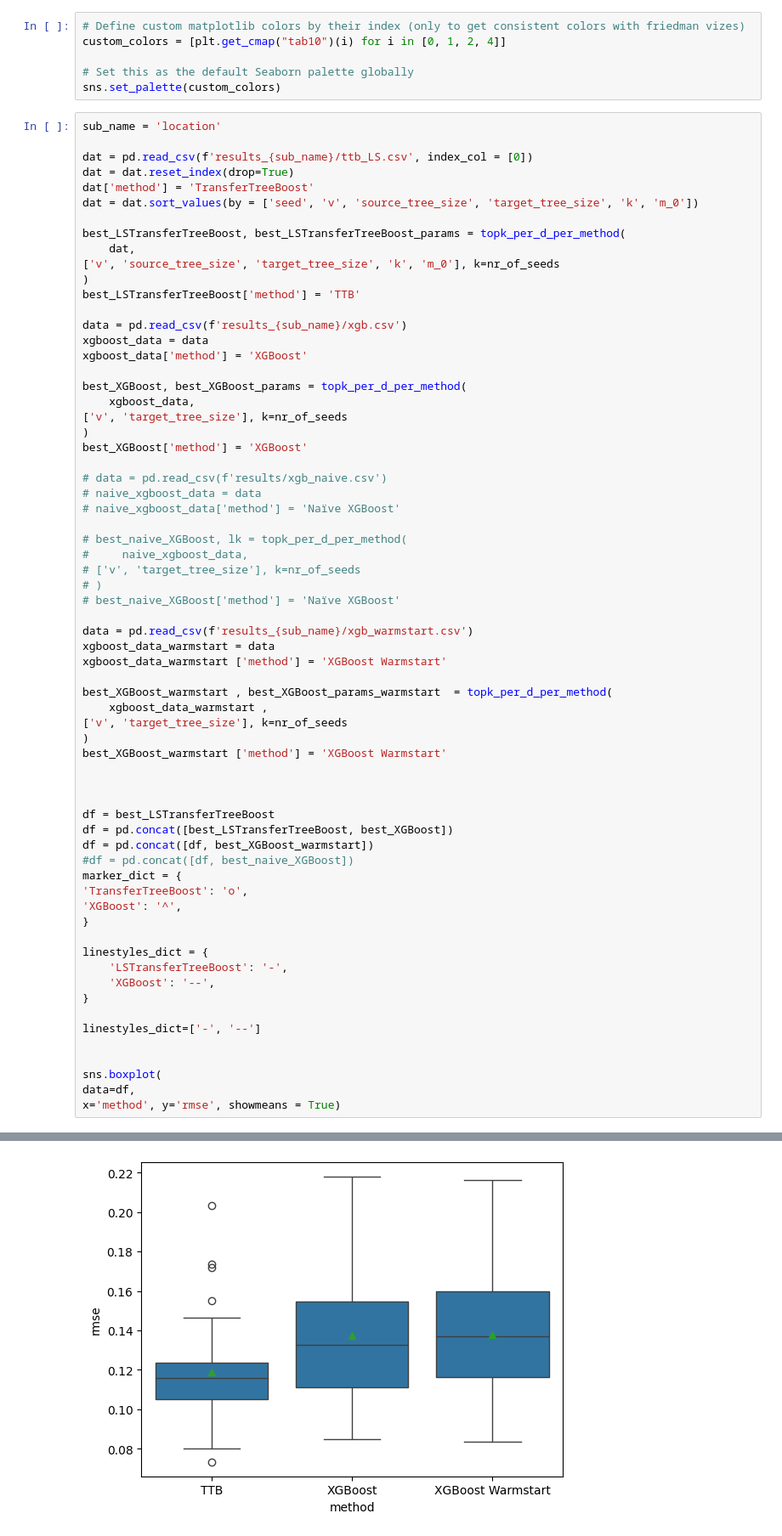
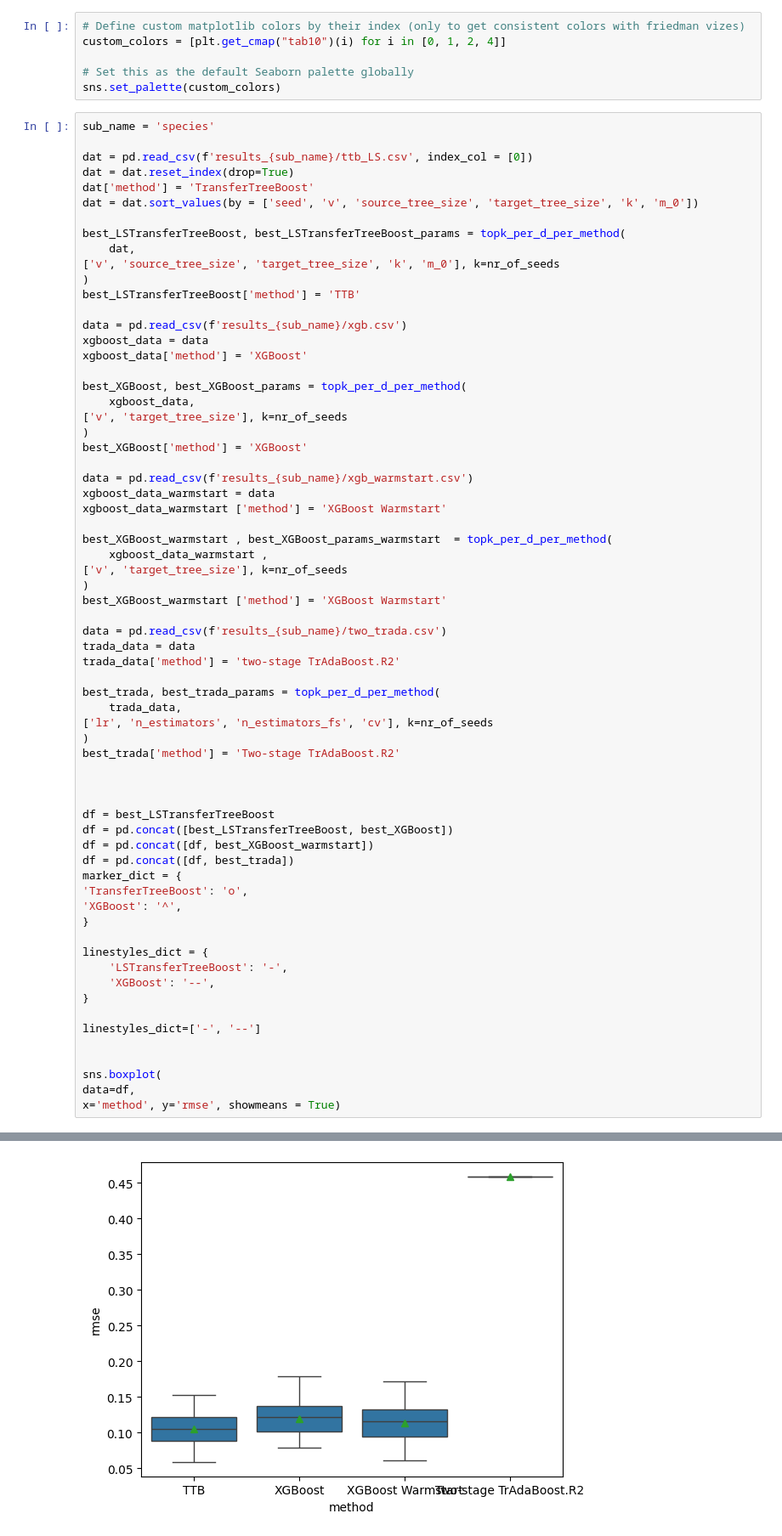
Before and after one commit to DageBjorne/transfertreeboost, a Jupyter notebook: stem-profile/viz.ipynb, the cells around one changed output, grey strips where cells are left out. Shown at 85% size. Cells and saved outputs as stored; diff of their text form.

Commit message:
add two-trada

```diff
--- a/stem-profile/viz.ipynb
+++ b/stem-profile/viz.ipynb
@@ -33,7 +33,7 @@ custom_colors = [plt.get_cmap("tab10")(i) for i in [0, 1, 2, 4]]
 # Set this as the default Seaborn palette globally
 sns.set_palette(custom_colors)
 # %%
-sub_name = 'location'
+sub_name = 'species'
 
 dat = pd.read_csv(f'results_{sub_name}/ttb_LS.csv', index_col = [0])
 dat = dat.reset_index(drop=True)
@@ -56,16 +56,6 @@ best_XGBoost, best_XGBoost_params = topk_per_d_per_method(
 )
 best_XGBoost['method'] = 'XGBoost'
 
-# data = pd.read_csv(f'results/xgb_naive.csv')
-# naive_xgboost_data = data
-# naive_xgboost_data['method'] = 'Naïve XGBoost'
-
-# best_naive_XGBoost, lk = topk_per_d_per_method(
-#     naive_xgboost_data,
-# ['v', 'target_tree_size'], k=nr_of_seeds
-# )
-# best_naive_XGBoost['method'] = 'Naïve XGBoost'
-
 data = pd.read_csv(f'results_{sub_name}/xgb_warmstart.csv')
 xgboost_data_warmstart = data
 xgboost_data_warmstart ['method'] = 'XGBoost Warmstart'
@@ -76,12 +66,22 @@ best_XGBoost_warmstart , best_XGBoost_params_warmstart  = topk_per_d_per_method(
 )
 best_XGBoost_warmstart ['method'] = 'XGBoost Warmstart'
 
+data = pd.read_csv(f'results_{sub_name}/two_trada.csv')
+trada_data = data
+trada_data['method'] = 'two-stage TrAdaBoost.R2'
+
+best_trada, best_trada_params = topk_per_d_per_method(
+    trada_data,
+['lr', 'n_estimators', 'n_estimators_fs', 'cv'], k=nr_of_seeds
+)
+best_trada['method'] = 'Two-stage TrAdaBoost.R2'
+
 
 
 df = best_LSTransferTreeBoost
 df = pd.concat([best_LSTransferTreeBoost, best_XGBoost])
 df = pd.concat([df, best_XGBoost_warmstart])
-#df = pd.concat([df, best_naive_XGBoost])
+df = pd.concat([df, best_trada])
 marker_dict = {
 'TransferTreeBoost': 'o',
 'XGBoost': '^',
@@ -117,5 +122,5 @@ See the caveats in the documentation: https://pandas.pydata.org/pandas-docs/stab
 <Axes: xlabel='method', ylabel='rmse'>
-[figure, old version]
+[figure, new version]
 # %%
 #Obtain best parameters in order based on test rmse
 dat = pd.read_csv(f'results_{sub_name}/ttb_LS.csv', index_col = [0])
```
Also changed, not shown: parts of 7 cells of this notebook, 8 other files.
